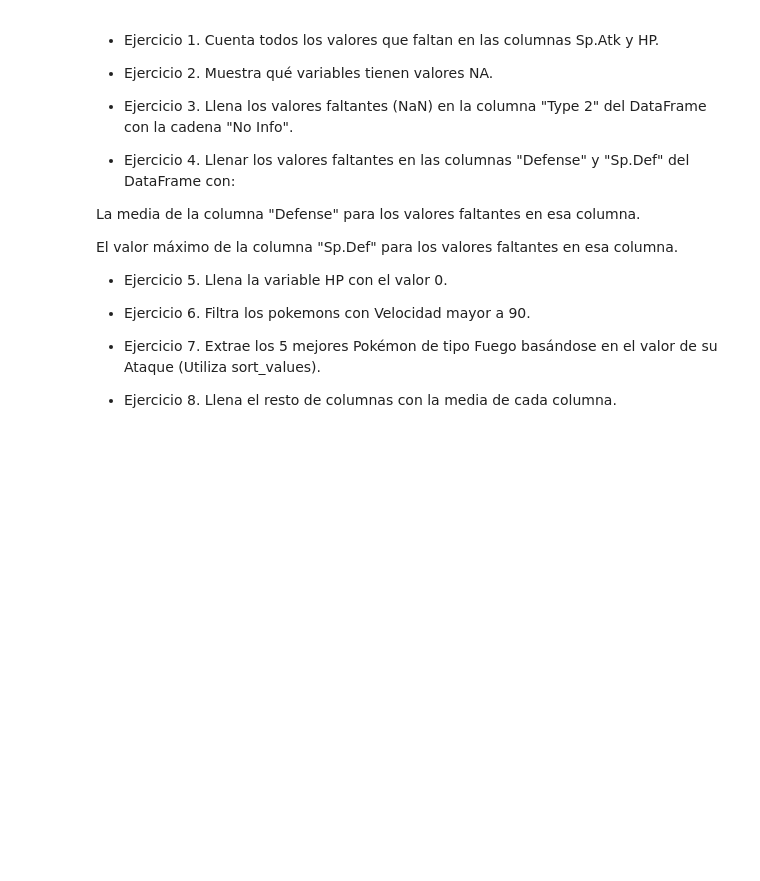
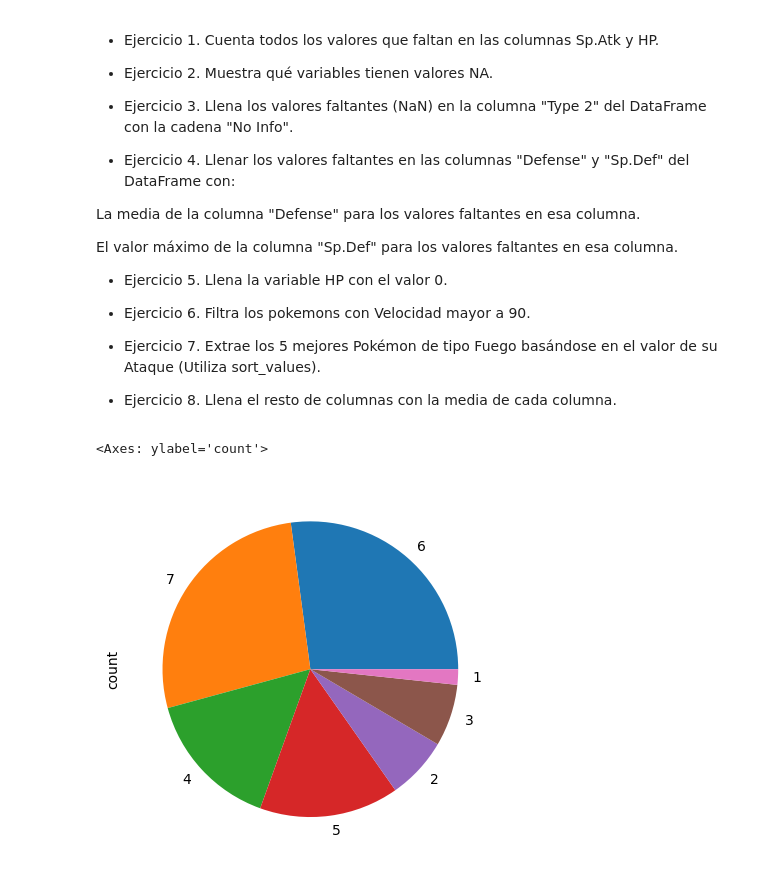
Before and after one commit to Itse-Lenguaje-para-analisis-de-datos-II/Lenguaje-para-analisis-de-datos-II, a Jupyter notebook: Modulo 2/Clase 1.ipynb, the cells around one changed output. Cells and saved outputs as stored; diff of their text form; code cells hidden in the pictures; blank space fills up the shorter version.

```diff
--- a/Modulo 2/Clase 1.ipynb
+++ b/Modulo 2/Clase 1.ipynb
@@ -696,3 +409,7 @@ Name: Density, Length: 115, dtype: float64
+# %%
+df.Density.fillna(value=df["Density"].median(),inplace=True)
+# %%
+df.Density.fillna(value=np.median(df.Density),inplace=True)
 # %% [markdown]
 ## Reemplazar los valores NaN en una columna específica
 
@@ -785,3 +462,8 @@ Extrae los 5 mejores Pokémon de tipo Fuego basándose en el valor de su Ataque
 
 - Ejercicio 8.
 Llena el resto de columnas con la media de cada columna.
+# %%
+df["NumberofShells"].value_counts().plot(kind="pie")
+# %% [output]
+<Axes: ylabel='count'>
+[figure, added]
```
Also changed, not shown: parts of 40 cells of this notebook, 20 other files.
